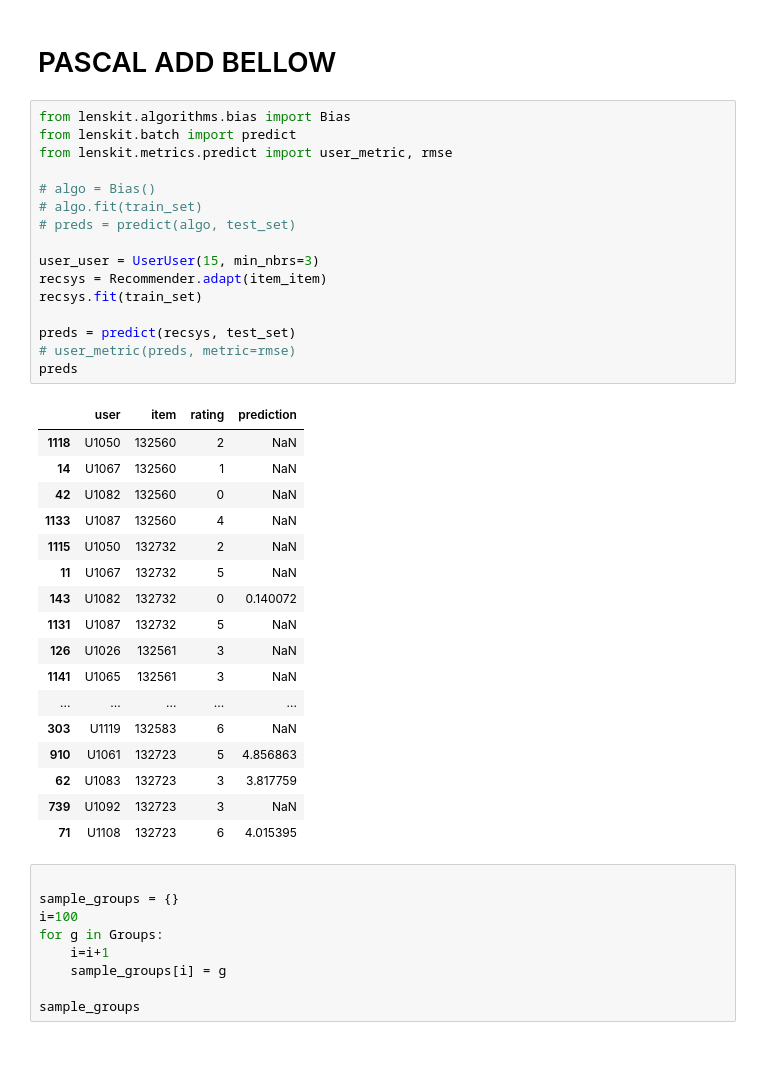
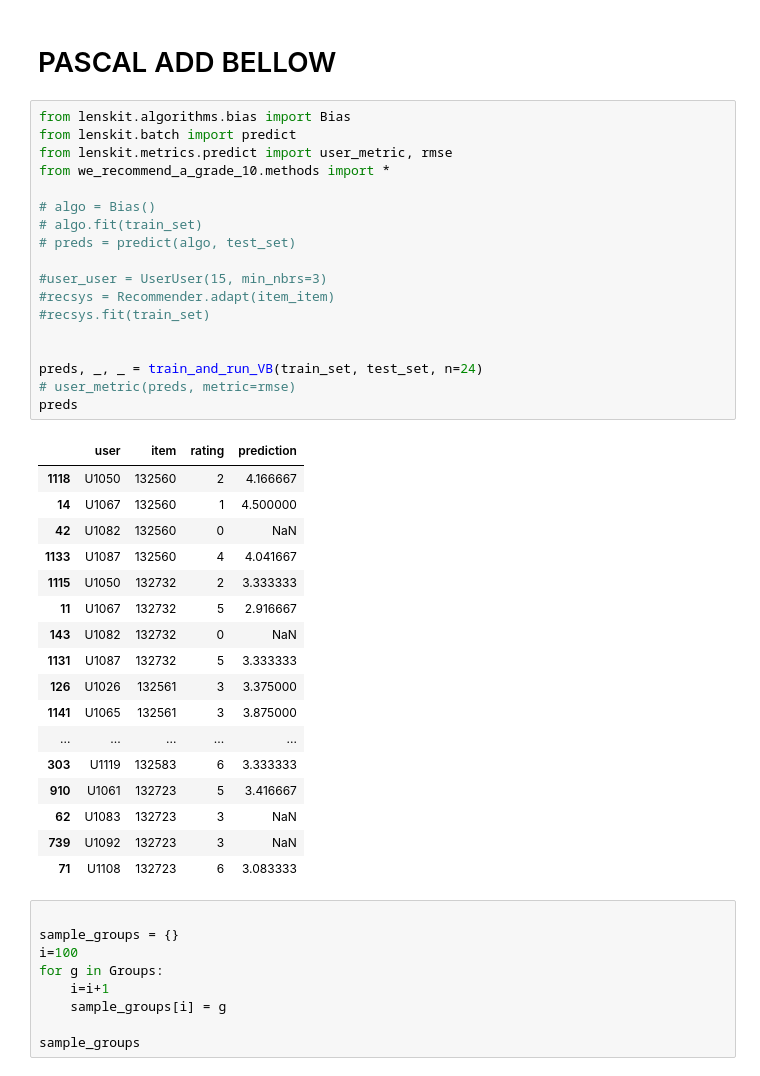
Before and after one commit to HusamAQ/RecSys_weRecommenaGrade10, a Jupyter notebook: notebooks/data_preprocessing.ipynb, the cells around one changed output. Drawn from its saved outputs; the diff is of its cells as text.

```diff
--- a/notebooks/data_preprocessing.ipynb
+++ b/notebooks/data_preprocessing.ipynb
@@ -435,37 +435,39 @@ train_set=simple_Ratings.drop(test_set.index)
 # %%
 from lenskit.algorithms.bias import Bias
 from lenskit.batch import predict
 from lenskit.metrics.predict import user_metric, rmse
+from we_recommend_a_grade_10.methods import *
 
 # algo = Bias()
 # algo.fit(train_set)
 # preds = predict(algo, test_set)
 
-user_user = UserUser(15, min_nbrs=3)
-recsys = Recommender.adapt(item_item)
-recsys.fit(train_set)
+#user_user = UserUser(15, min_nbrs=3)
+#recsys = Recommender.adapt(item_item)
+#recsys.fit(train_set)
 
-preds = predict(recsys, test_set)
+
+preds, _, _ = train_and_run_VB(train_set, test_set, n=24)
 # user_metric(preds, metric=rmse)
 preds
 # %% [output]
 |  | user | item | rating | prediction |
-| 1118 | U1050 | 132560 | 2 | NaN |
-| 14 | U1067 | 132560 | 1 | NaN |
+| 1118 | U1050 | 132560 | 2 | 4.166667 |
+| 14 | U1067 | 132560 | 1 | 4.500000 |
 | 42 | U1082 | 132560 | 0 | NaN |
-| 1133 | U1087 | 132560 | 4 | NaN |
-| 1115 | U1050 | 132732 | 2 | NaN |
-| 11 | U1067 | 132732 | 5 | NaN |
-| 143 | U1082 | 132732 | 0 | 0.140072 |
-| 1131 | U1087 | 132732 | 5 | NaN |
-| 126 | U1026 | 132561 | 3 | NaN |
-| 1141 | U1065 | 132561 | 3 | NaN |
+| 1133 | U1087 | 132560 | 4 | 4.041667 |
+| 1115 | U1050 | 132732 | 2 | 3.333333 |
+| 11 | U1067 | 132732 | 5 | 2.916667 |
+| 143 | U1082 | 132732 | 0 | NaN |
+| 1131 | U1087 | 132732 | 5 | 3.333333 |
+| 126 | U1026 | 132561 | 3 | 3.375000 |
+| 1141 | U1065 | 132561 | 3 | 3.875000 |
 | ... | ... | ... | ... | ... |
-| 303 | U1119 | 132583 | 6 | NaN |
-| 910 | U1061 | 132723 | 5 | 4.856863 |
-| 62 | U1083 | 132723 | 3 | 3.817759 |
+| 303 | U1119 | 132583 | 6 | 3.333333 |
+| 910 | U1061 | 132723 | 5 | 3.416667 |
+| 62 | U1083 | 132723 | 3 | NaN |
 | 739 | U1092 | 132723 | 3 | NaN |
-| 71 | U1108 | 132723 | 6 | 4.015395 |
+| 71 | U1108 | 132723 | 6 | 3.083333 |
 # %%
 
 sample_groups = {}
```
Also changed, not shown: parts of 10 cells of this notebook, 5 other files.
